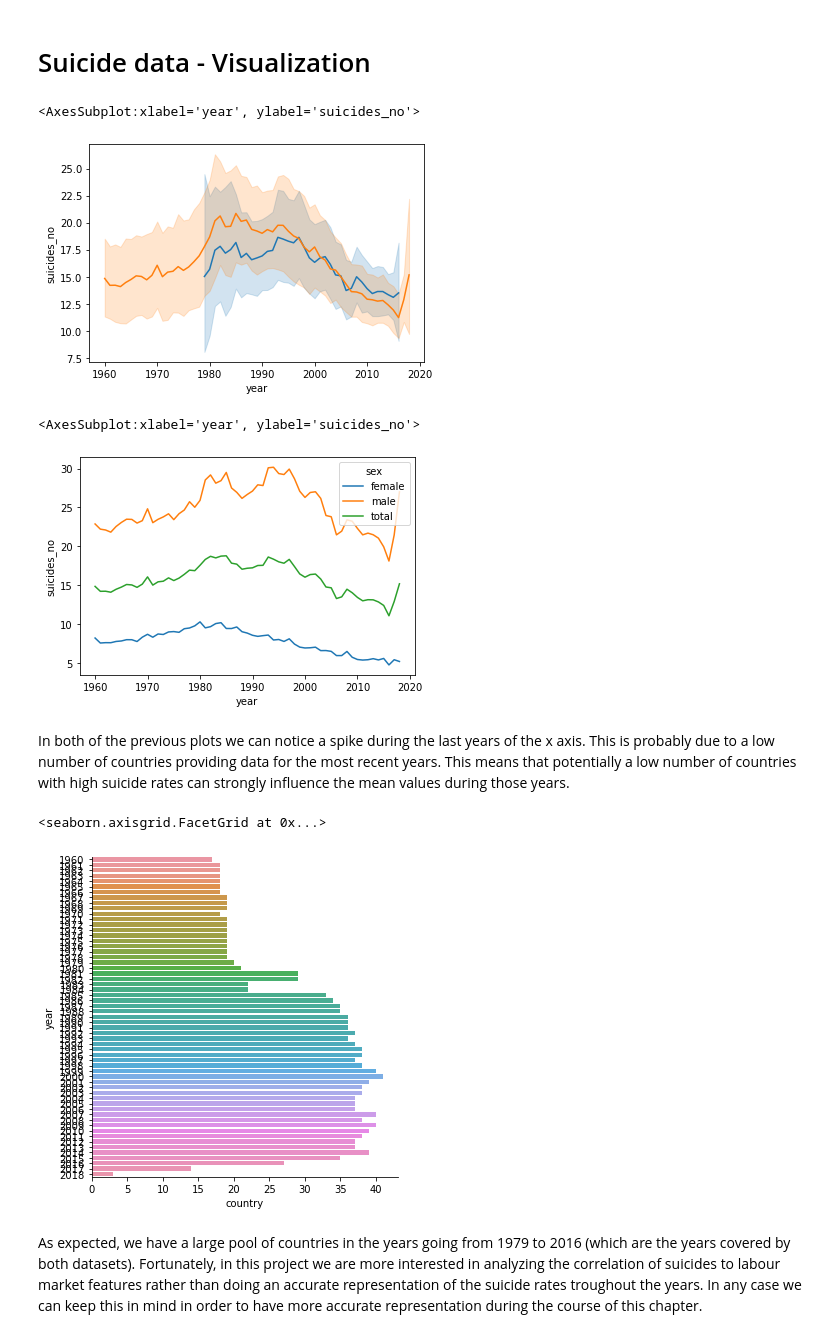
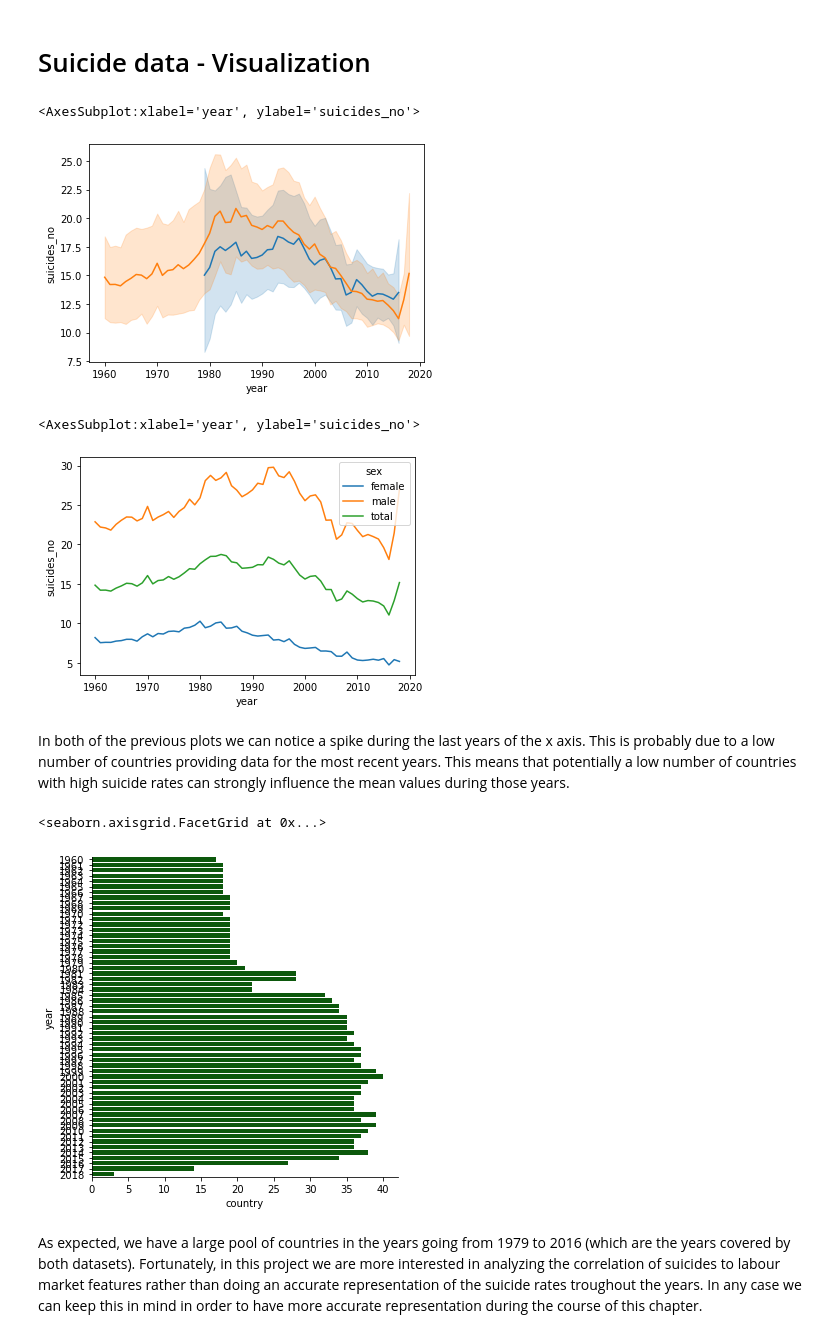
Before and after one commit to iberius96/Python-Suicides-Europe, a Jupyter notebook: main.ipynb, the cells around one changed output. Cells and saved outputs as stored; diff of their text form; code cells hidden in the pictures.

```diff
--- a/main.ipynb
+++ b/main.ipynb
@@ -17,7 +17,7 @@ import numpy as np
 import pandas as pd
 import seaborn as sns
 # %%
-euro_countries = ['Ukraine','France','Spain','Sweden','Norway','Germany','Finland','Poland','Italy','United Kingdom','Romania','Belarus','Kazakhstan','Greece','Bulgaria','Iceland','Hungary','Portugal','Austria','Czechia','Serbia','Ireland','Lithuania','Latvia','Croatia','Bosnia and Herzegovina','Slovakia','Estonia','Denmark','Switzerland','Netherlands','Moldova','Belgium','Armenia','Albania','North Macedonia','Turkey','Slovenia','Montenegro','Kosovo','Azerbaijan','Cyprus','Luxembourg','Georgia','Andorra','Malta','Liechtenstein','San Marino','Monaco','Vatican City']
+euro_countries = ['Ukraine','France','Spain','Sweden','Norway','Germany','Finland','Poland','Italy','United Kingdom','Romania','Belarus','Greece','Bulgaria','Iceland','Hungary','Portugal','Austria','Czechia','Serbia','Ireland','Lithuania','Latvia','Croatia','Bosnia and Herzegovina','Slovakia','Estonia','Denmark','Switzerland','Netherlands','Moldova','Belgium','Armenia','Albania','North Macedonia','Turkey','Slovenia','Montenegro','Kosovo','Azerbaijan','Cyprus','Luxembourg','Georgia','Andorra','Malta','Liechtenstein','San Marino','Monaco','Vatican City']
 
 def OECD_prepare_data(data, value, drop_sex=True):
     # Drop unused columns
@@ -54,9 +54,9 @@ The column LOCATION identifies the interested country with a unique three letter
 
 Suicide rates are indicated as nr of suicides per 100.000 people.
 # %%
-suicide_tot = pd.read_csv('./source/OECD_suicides_total.csv')
-suicide_male = pd.read_csv('./source/OECD_suicides_male.csv')
-suicide_female = pd.read_csv('./source/OECD_suicides_female.csv')
+suicide_tot = pd.read_csv('./source/suicide/OECD_suicides_total.csv')
+suicide_male = pd.read_csv('./source/suicide/OECD_suicides_male.csv')
+suicide_female = pd.read_csv('./source/suicide/OECD_suicides_female.csv')
 # %%
 suicide_tot.shape
 # %% [output]
@@ -173,7 +164,7 @@ Suicide values are stored as totals unlike the previous dataframe where they wer
 
 The dataframe also contains information related to the total population of the country in the given year.
 # %%
-WHO_suicide = pd.read_csv('./source/WHO_suicides_aggregate.csv')
+WHO_suicide = pd.read_csv('./source/suicide/WHO_suicides_aggregate.csv')
 # %%
 WHO_suicide.shape
 # %% [output]
@@ -428,7 +518,7 @@ labour
 # %% [markdown]
 # Suicide data - Visualization
 # %%
-sns.lineplot(
+ sns.lineplot(
     x='year',
     y='suicides_no',
     data=WHO_suicide[WHO_suicide['sex'] == 'total'])
@@ -439,7 +529,7 @@ sns.lineplot(
     data=OECD_suicide[OECD_suicide['sex'] == 'total'])
 # %% [output]
 <AxesSubplot:xlabel='year', ylabel='suicides_no'>
-[figure, old version]
+[figure, new version]
 # %%
  sns.lineplot(
     x='year',
@@ -449,20 +539,21 @@ sns.lineplot(
 )
 # %% [output]
 <AxesSubplot:xlabel='year', ylabel='suicides_no'>
-[figure, old version]
+[figure, new version]
 # %% [markdown]
 In both of the previous plots we can notice a spike during the last years of the x axis. This is probably due to a low number of countries providing data for the most recent years. This means that potentially a low number of countries with high suicide rates can strongly influence the mean values during those years.
 # %%
 sns.catplot(
     y="year",
     x="country",
     data=suicide.groupby(['year', 'sex']).country.count().reset_index(),
     kind='bar',
-    orient='h'
+    orient='h',
+    color='darkgreen'
 )
 # %% [output]
 <seaborn.axisgrid.FacetGrid at 0x...>
-[figure, old version]
+[figure, new version]
 # %% [markdown]
 As expected, we have a large pool of countries in the years going from 1979 to 2016 (which are the years covered by both datasets).
 Fortunately, in this project we are more interested in analyzing the correlation of suicides to labour market features rather than doing an accurate representation of the suicide rates troughout the years. In any case we can keep this in mind in order to have more accurate representation during the course of this chapter.
```
Also changed, not shown: parts of 25 cells of this notebook.
